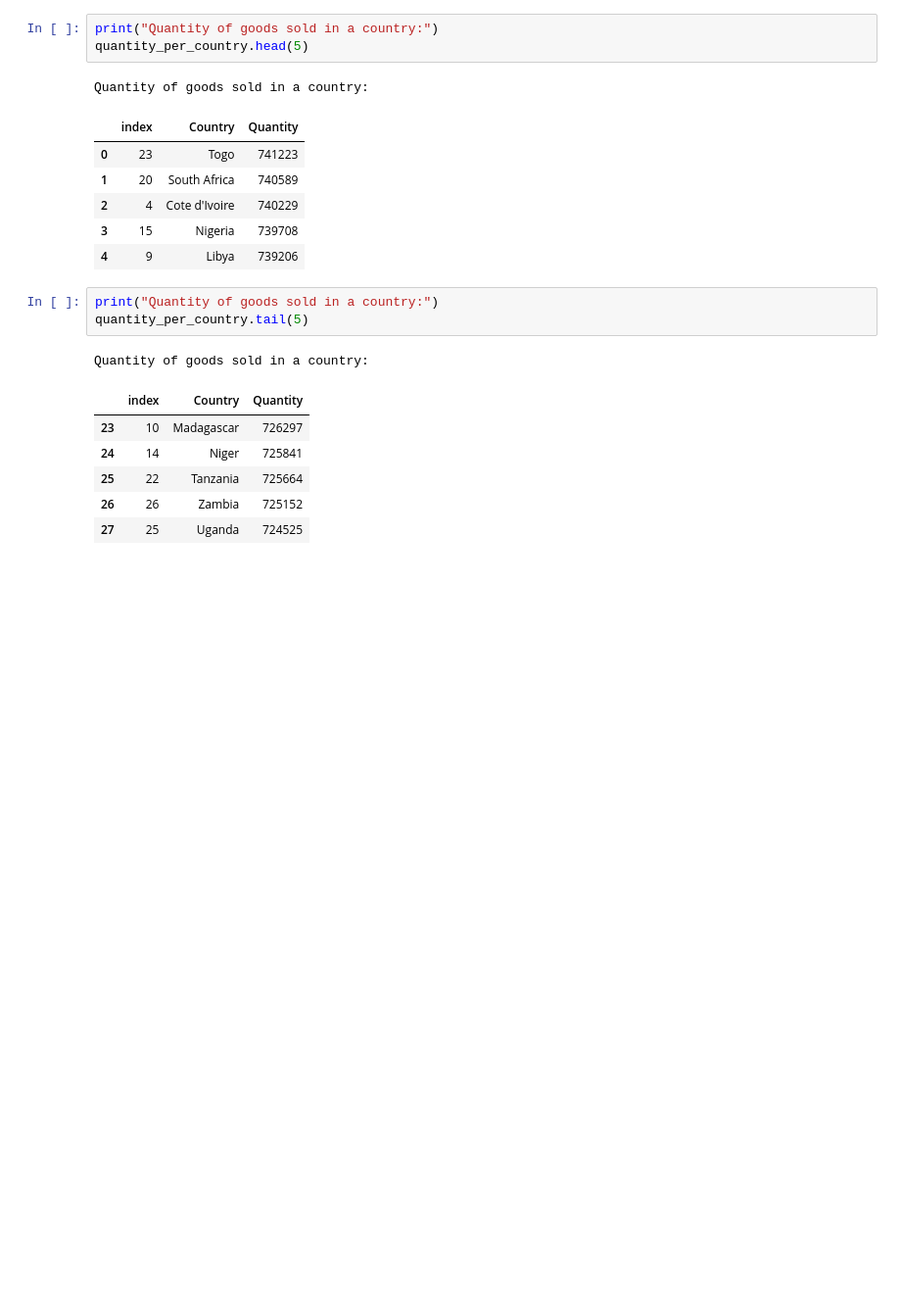
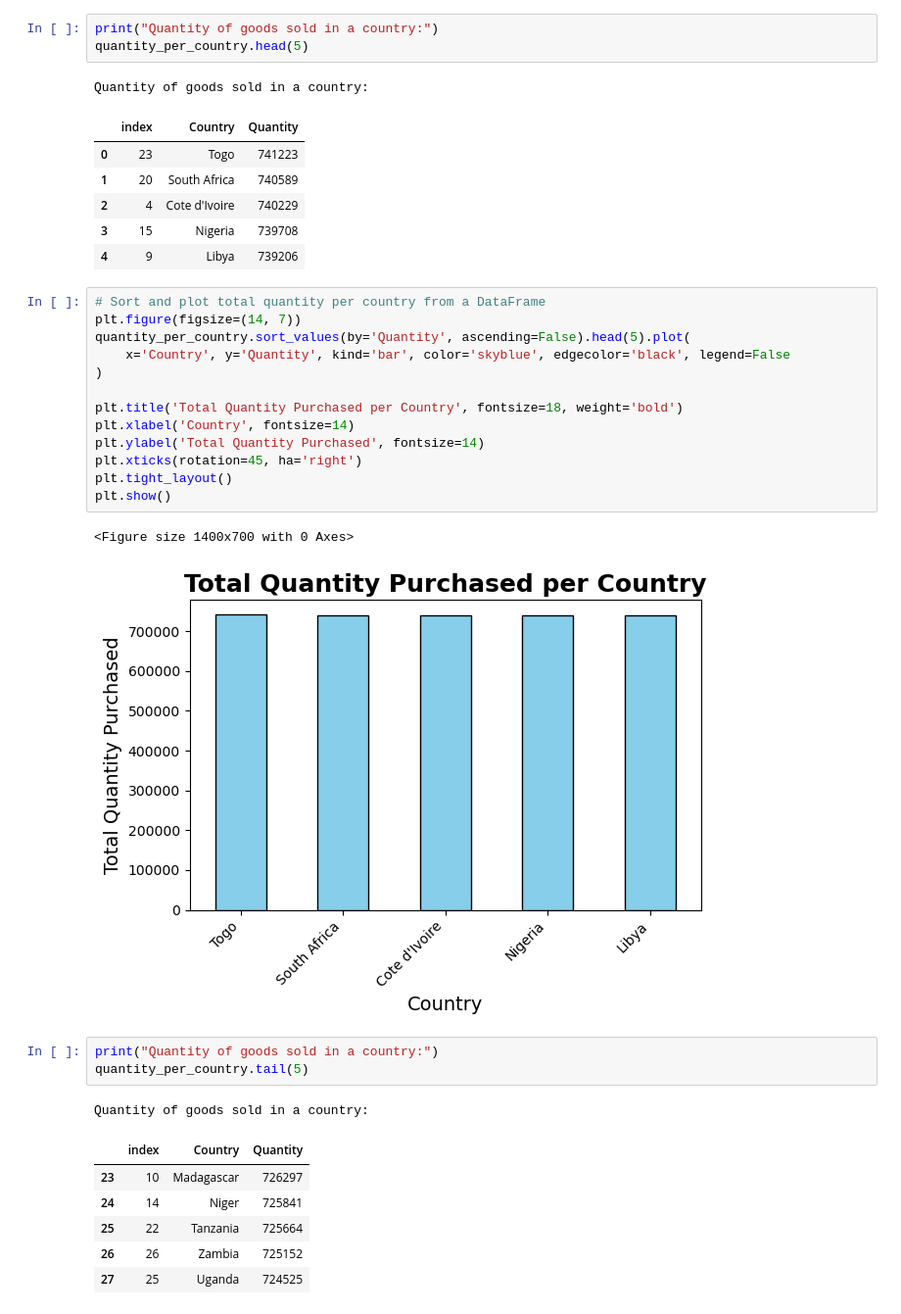
Before and after one commit to Halimat92/Cohort-Analysis-on-E-shop-pro, a Jupyter notebook: Cohort-Analysis-on-E-Shop-Pro.ipynb, the cells around one changed output. Shown at 98% size. Drawn from its saved outputs; the diff is of its cells as text; blank space fills up the shorter version.

```diff
--- a/Cohort-Analysis-on-E-Shop-Pro.ipynb
+++ b/Cohort-Analysis-on-E-Shop-Pro.ipynb
@@ -211,6 +213,22 @@ Quantity of goods sold in a country:
 | 2 | 4 | Cote d'Ivoire | 740229 |
 | 3 | 15 | Nigeria | 739708 |
 | 4 | 9 | Libya | 739206 |
+# %%
+# Sort and plot total quantity per country from a DataFrame
+plt.figure(figsize=(14, 7))
+quantity_per_country.sort_values(by='Quantity', ascending=False).head(5).plot(
+    x='Country', y='Quantity', kind='bar', color='skyblue', edgecolor='black', legend=False
+)
+
+plt.title('Total Quantity Purchased per Country', fontsize=18, weight='bold')
+plt.xlabel('Country', fontsize=14)
+plt.ylabel('Total Quantity Purchased', fontsize=14)
+plt.xticks(rotation=45, ha='right')
+plt.tight_layout()
+plt.show()
+# %% [output]
+<Figure size 1400x700 with 0 Axes>
+[figure, added]
 # %%
 print("Quantity of goods sold in a country:")
 quantity_per_country.tail(5)
```
Also changed, not shown: parts of 6 cells of this notebook, 1 other file.
